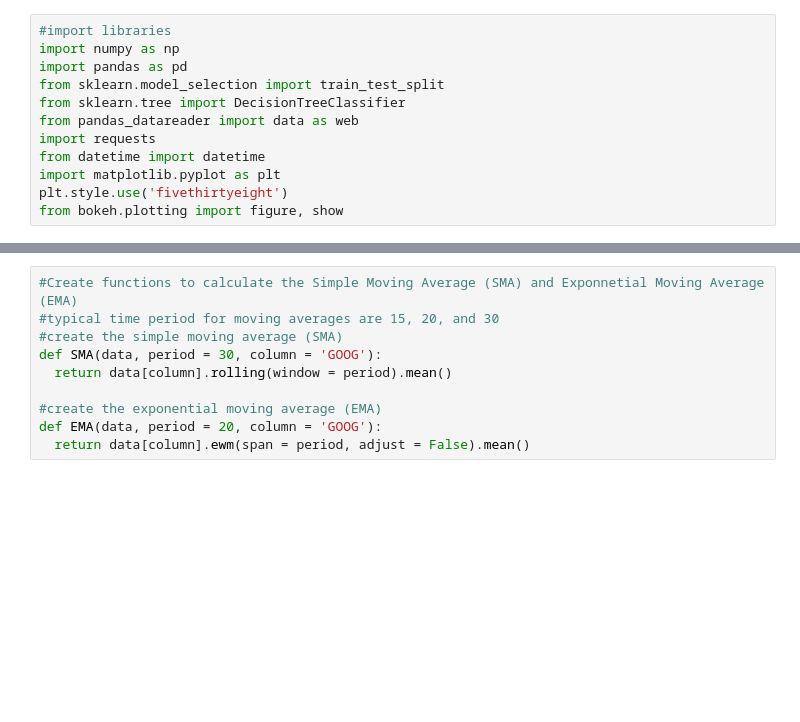
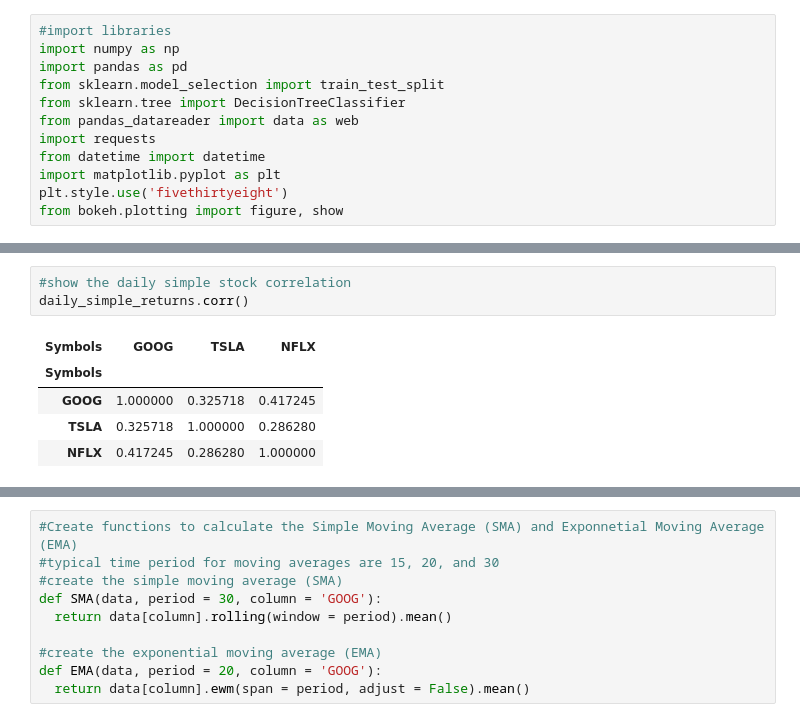
Before and after one commit to manishmawatwal/DataScience, a Jupyter notebook: StockMovementClassifier.ipynb, the cells around one changed output, grey strips where cells are left out. Saved outputs shown, nothing was run; the diff lists cells and outputs as text; blank space fills up the shorter version.

```diff
--- a/StockMovementClassifier.ipynb
+++ b/StockMovementClassifier.ipynb
@@ -61,0 +95,9 @@ plt.show()
+# %%
+#show the daily simple stock correlation
+daily_simple_returns.corr()
+# %% [output]
+| Symbols | GOOG | TSLA | NFLX |
+| Symbols |  |  |  |
+| GOOG | 1.000000 | 0.325718 | 0.417245 |
+| TSLA | 0.325718 | 1.000000 | 0.286280 |
+| NFLX | 0.417245 | 0.286280 | 1.000000 |
```
Also changed, not shown: parts of 19 cells of this notebook.
